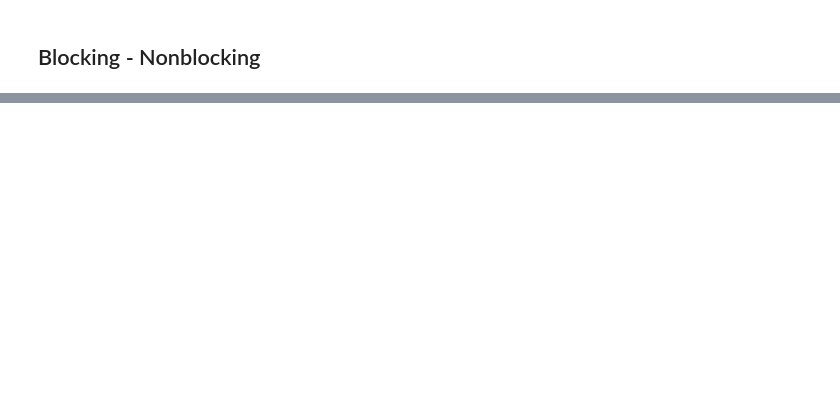
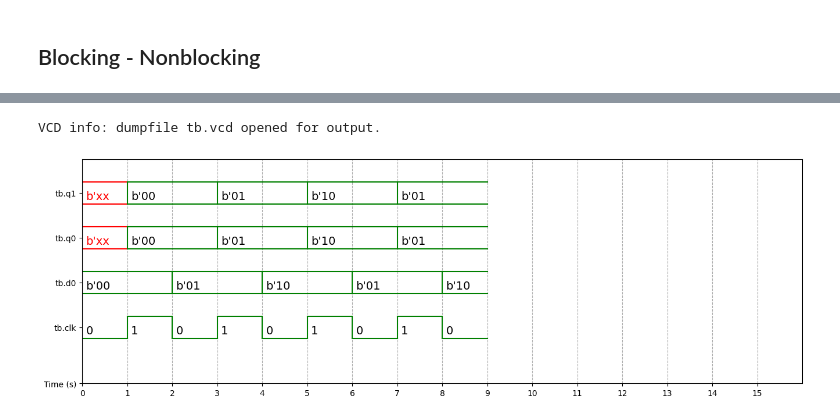
Before and after one commit to pe8sutd/DSL2025, a Jupyter notebook: VerilogGit.ipynb, the cells around one changed output, grey strips where cells are left out. Saved outputs shown, nothing was run; the diff lists cells and outputs as text; code cells hidden in the pictures; blank space fills up the shorter version.

```diff
--- a/VerilogGit.ipynb
+++ b/VerilogGit.ipynb
@@ -1751,5 +1767,28 @@ VCD info: dumpfile tb.vcd opened for output.
 # %% [markdown]
 ![](https://github.com/pe8sutd/DSL2025/blob/main/VerilogColab2/Slide127.PNG?raw=1)
+# %%
+%%verilog
+//blocking
+
+module tb; wire[1:0]q1,q0;reg[1:0]d0;reg clk;
+s2b_b dut0(q1,q0,d0,clk);
+initial clk=0; always #1 clk=~clk;
+initial begin $dumpfile("tb.vcd");$dumpvars(); d0=2'b00; #2 d0=2'b01; #2 d0=2'b10; #2 d0=2'b01; #2 d0=2'b10; #1 $finish; $dumpoff; end
+endmodule
+
+module s2b_b(output reg[1:0]q1,q0,input[1:0]d0,input clk);
+always @ (posedge clk) begin q0 = #0 d0; q1 = #0 q0; end
+endmodule
+# %% [output]
+VCD info: dumpfile tb.vcd opened for output.
+# %%
+%%waveform tb.vcd
+sign_list = ['tb.q1','tb.q0','tb.d0','tb.clk']
+time_begin = 0
+time_end = 15
+base = 'bin' # bin, dec, dec2, hex, octal
+# %% [output]
+[figure, added]
 # %% [markdown]
 ![](https://github.com/pe8sutd/DSL2025/blob/main/VerilogColab2/Slide128.PNG?raw=1)
 # %% [markdown]
```
Also changed, not shown: parts of 6 cells of this notebook.
